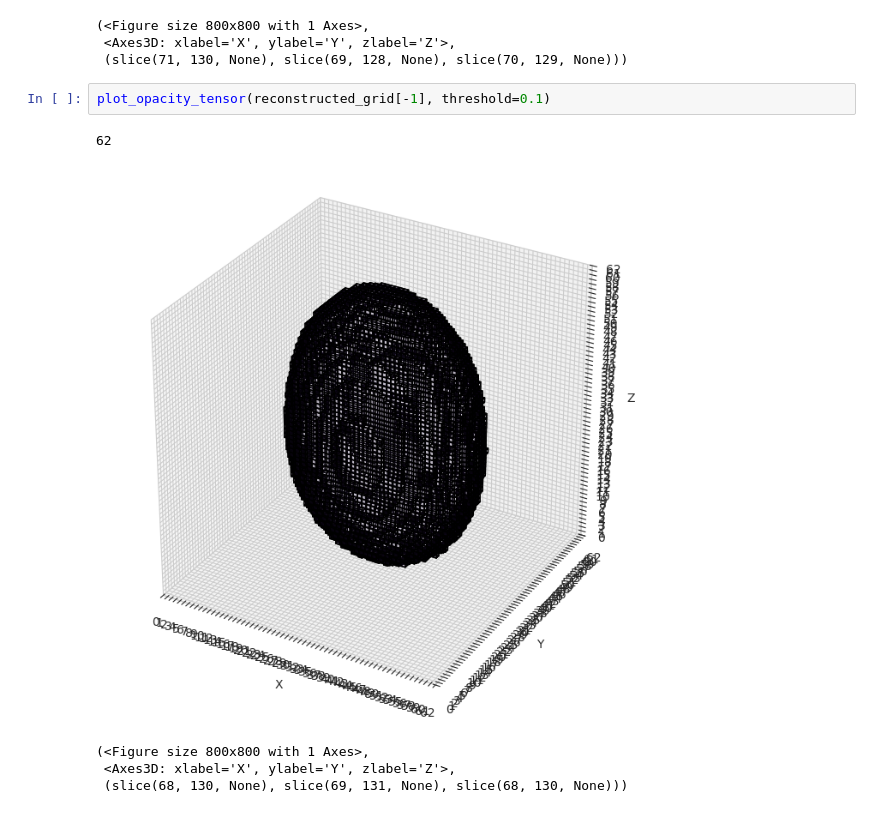
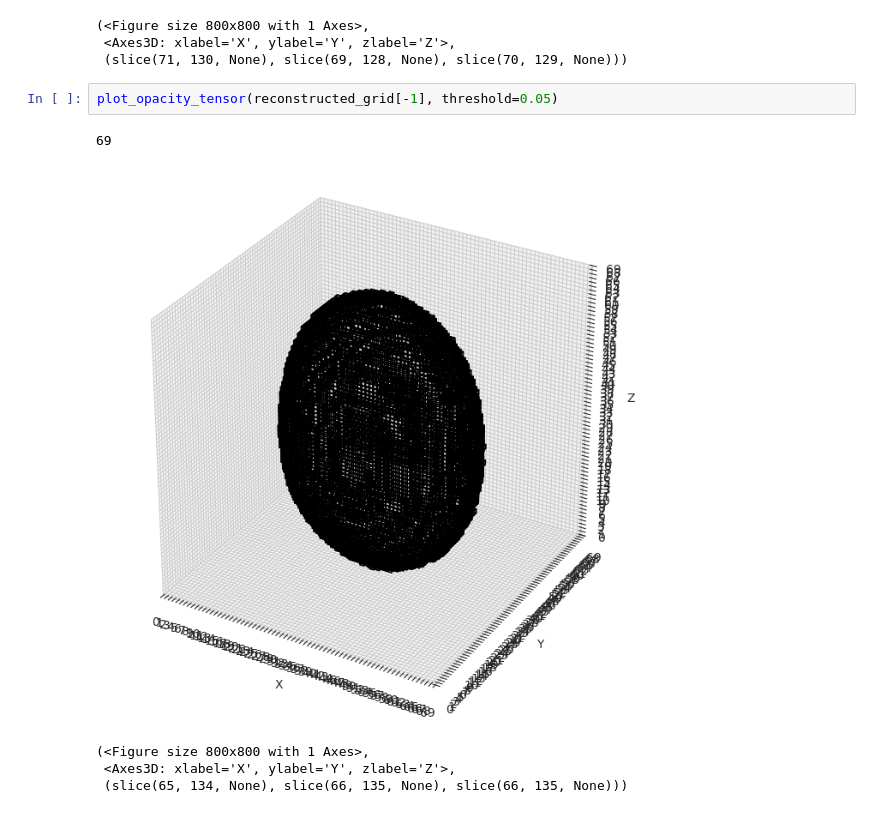
Before and after one commit to EnegoComley/RayRepresentationTesting, a Jupyter notebook: GridReconstructionTesting.ipynb, the cells around one changed output. Drawn from its saved outputs; the diff is of its cells as text.

```diff
--- a/GridReconstructionTesting.ipynb
+++ b/GridReconstructionTesting.ipynb
@@ -96,10 +96,10 @@ plot_opacity_tensor(representation[-1], threshold=0.3)
  <Axes3D: xlabel='X', ylabel='Y', zlabel='Z'>,
  (slice(71, 130, None), slice(69, 128, None), slice(70, 129, None)))
 # %%
-plot_opacity_tensor(reconstructed_grid[-1], threshold=0.1)
+plot_opacity_tensor(reconstructed_grid[-1], threshold=0.05)
 # %% [output]
-62
+69
-[figure, old version]
+[figure, new version]
 (<Figure size 800x800 with 1 Axes>,
  <Axes3D: xlabel='X', ylabel='Y', zlabel='Z'>,
- (slice(68, 130, None), slice(69, 131, None), slice(68, 130, None)))
+ (slice(65, 134, None), slice(66, 135, None), slice(66, 135, None)))
```
Also changed, not shown: 1 other file.
